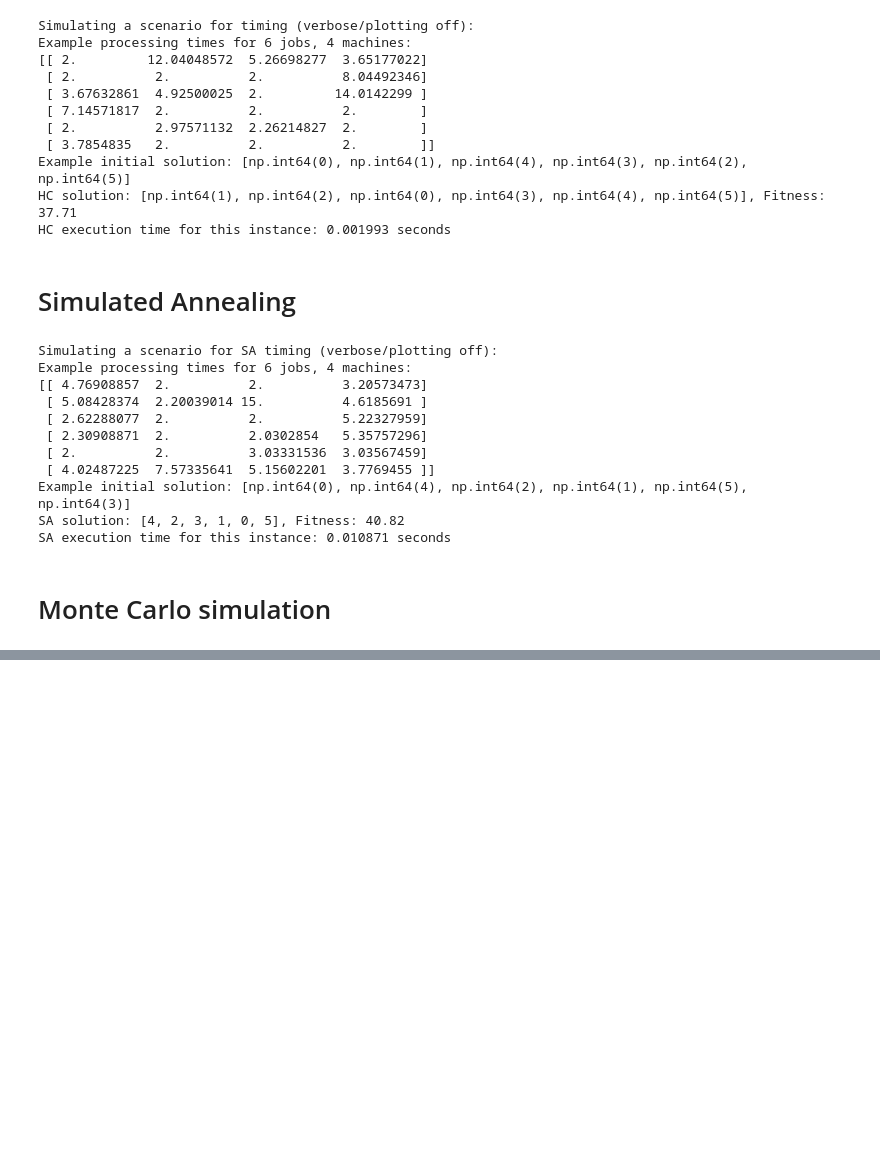
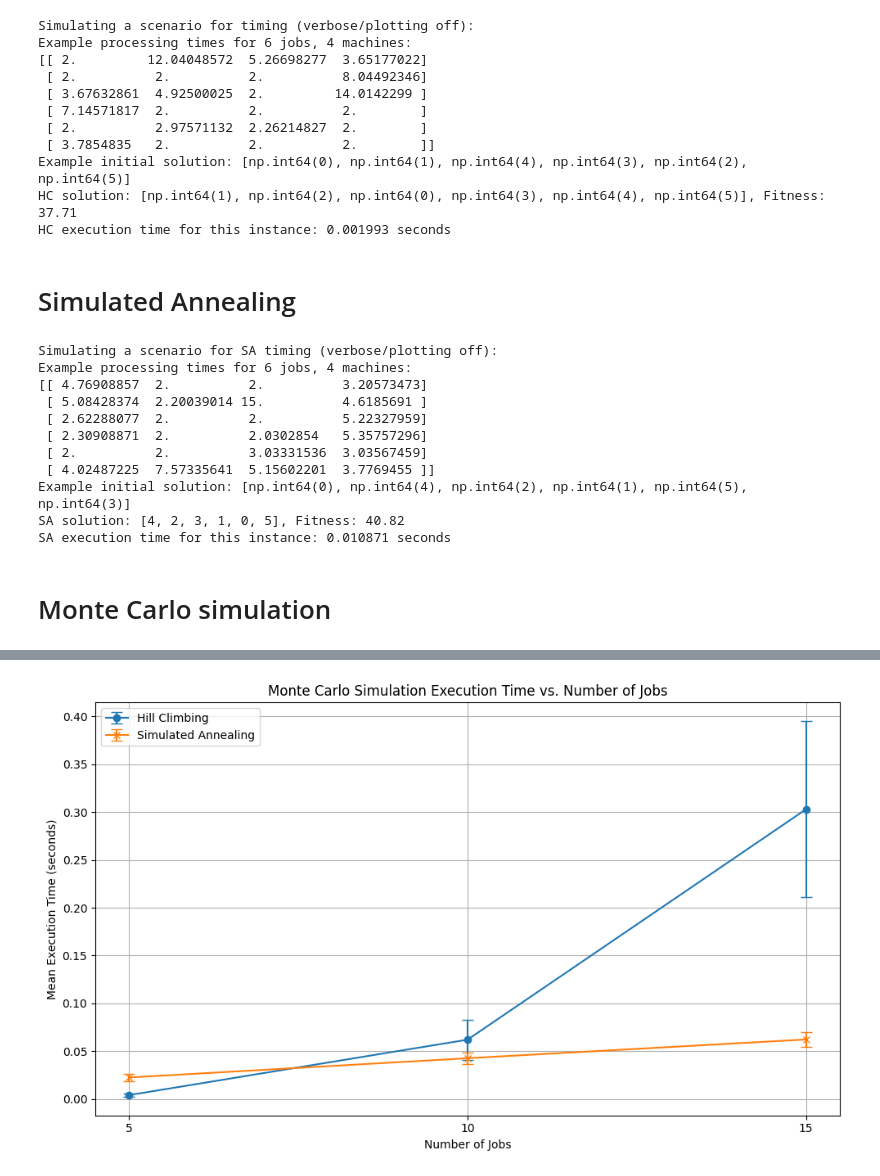
Before and after one commit to Codenid/UTEC_2025_IA_FUNDAMENTALS, a Jupyter notebook: TAREA/TAREA_2/montecarlo_simulation.ipynb, the cells around one changed output, grey strips where cells are left out. Drawn from its saved outputs; the diff is of its cells as text; code cells hidden in the pictures; blank space fills up the shorter version.

```diff
--- a/TAREA/TAREA_2/montecarlo_simulation.ipynb
+++ b/TAREA/TAREA_2/montecarlo_simulation.ipynb
@@ -918,0 +839,97 @@ Running for configuration: Jobs=15, Machines=60
+# %%
+# --- Plotting Results ---
+# Plot 1: Time vs. Number of Jobs (for a fixed number of machines)
+# Choose a representative number of machines for this plot, e.g., the middle one or the largest one.
+fixed_machines_for_job_plot = LIST_NUM_MACHINES[len(LIST_NUM_MACHINES) // 2] if LIST_NUM_MACHINES else None
+
+if fixed_machines_for_job_plot is not None:
+    hc_means_vs_jobs = []
+    hc_stds_vs_jobs = []
+    sa_means_vs_jobs = []
+    sa_stds_vs_jobs = []
+    job_counts_for_plot = []
+
+    for n_j in LIST_NUM_JOBS:
+        config = (n_j, fixed_machines_for_job_plot)
+        if config in results['hc'] and config in results['sa']:
+            job_counts_for_plot.append(n_j)
+            hc_means_vs_jobs.append(np.mean(results['hc'][config]))
+            hc_stds_vs_jobs.append(np.std(results['hc'][config]))
+            sa_means_vs_jobs.append(np.mean(results['sa'][config]))
+            sa_stds_vs_jobs.append(np.std(results['sa'][config]))
+
+    if job_counts_for_plot: # Check if there's data to plot
+        plt.figure(figsize=(10, 6))
+        plt.errorbar(job_counts_for_plot, hc_means_vs_jobs, yerr=hc_stds_vs_jobs, label='Hill Climbing', marker='o', capsize=5)
+        plt.errorbar(job_counts_for_plot, sa_means_vs_jobs, yerr=sa_stds_vs_jobs, label='Simulated Annealing', marker='x', capsize=5)
+        plt.xlabel('Number of Jobs')
+        plt.ylabel('Mean Execution Time (seconds)')
+        plt.title(f'Monte Carlo Simulation Execution Time vs. Number of Jobs')
+        plt.legend()
+        plt.grid(True)
+        plt.xticks(job_counts_for_plot) # Ensure ticks are at the data points
+        plt.tight_layout()
+        plt.show()
+    else:
+        print(f"No data to plot for Time vs. Number of Jobs with {fixed_machines_for_job_plot} machines.")
+
+
+# Plot 2: Time vs. Number of Machines (for a fixed number of jobs)
+# Choose a representative number of jobs for this plot
+fixed_jobs_for_machine_plot = LIST_NUM_JOBS[len(LIST_NUM_JOBS) // 2] if LIST_NUM_JOBS else None
+
+if fixed_jobs_for_machine_plot is not None:
+    hc_means_vs_machines = []
+    hc_stds_vs_machines = []
+    sa_means_vs_machines = []
+    sa_stds_vs_machines = []
+    machine_counts_for_plot = []
+
+    for n_m in LIST_NUM_MACHINES:
+        config = (fixed_jobs_for_machine_plot, n_m)
+        if config in results['hc'] and config in results['sa']:
+            machine_counts_for_plot.append(n_m)
+            hc_means_vs_machines.append(np.mean(results['hc'][config]))
+            hc_stds_vs_machines.append(np.std(results['hc'][config]))
+            sa_means_vs_machines.append(np.mean(results['sa'][config]))
+            sa_stds_vs_machines.append(np.std(results['sa'][config]))
+
+    if machine_counts_for_plot: # Check if there's data to plot
+        plt.figure(figsize=(10, 6))
+        plt.errorbar(machine_counts_for_plot, hc_means_vs_machines, yerr=hc_stds_vs_machines, label='Hill Climbing', marker='o', capsize=5)
+        plt.errorbar(machine_counts_for_plot, sa_means_vs_machines, yerr=sa_stds_vs_machines, label='Simulated Annealing', marker='x', capsize=5)
+        plt.xlabel('Number of Machines')
+        plt.ylabel('Mean Execution Time (seconds)')
+        plt.title(f'Monte Carlo Simulation Execution Time vs. Number of Machines')
+        plt.legend()
+        plt.grid(True)
+        plt.xticks(machine_counts_for_plot) # Ensure ticks are at the data points
+        plt.tight_layout()
+        plt.show()
+    else:
+        print(f"No data to plot for Time vs. Number of Machines with {fixed_jobs_for_machine_plot} jobs.")
+
+print("\n--- Analysis of Fitness (Makespan) ---")
+# You can do a similar table/plot for fitness if interested
+fit_output_data = []
+for n_j in LIST_NUM_JOBS:
+    for n_m in LIST_NUM_MACHINES:
+        config = (n_j, n_m)
+        if config in results_fitness['hc'] and config in results_fitness['sa']:
+            mean_hc_fit = np.mean(results_fitness['hc'][config])
+            std_hc_fit = np.std(results_fitness['hc'][config])
+            mean_sa_fit = np.mean(results_fitness['sa'][config])
+            std_sa_fit = np.std(results_fitness['sa'][config])
+            fit_output_data.append({
+                "Jobs": n_j, "Machines": n_m,
+                "HC Mean Fitness": f"{mean_hc_fit:.2f}",
+                "HC Std Fitness": f"{std_hc_fit:.2f}",
+                "SA Mean Fitness": f"{mean_sa_fit:.2f}",
+                "SA Std Fitness": f"{std_sa_fit:.2f}"
+            })
+df_fitness_results = pd.DataFrame(fit_output_data)
+print(df_fitness_results.to_string())
+
+print("\nDone with all simulations and plotting.")
+# %% [output]
+[figure, added]
```
Also changed, not shown: parts of 2 cells of this notebook.
